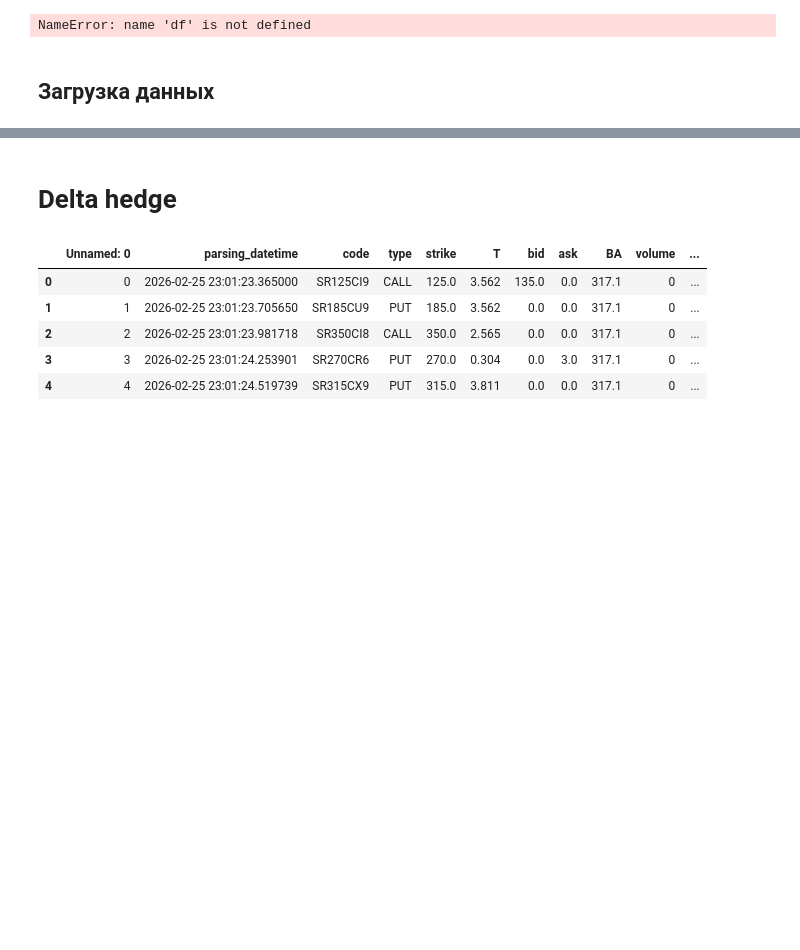
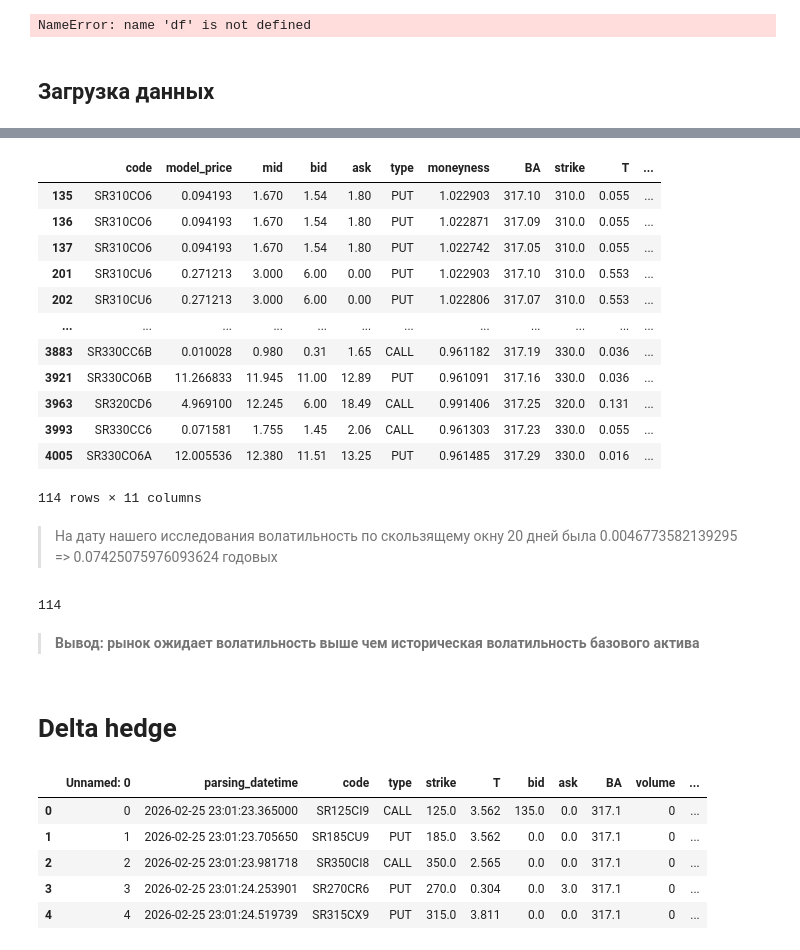
Before and after one commit to Vlad-prog-bit/msu_profinanse, a Jupyter notebook: Options.ipynb, the cells around one changed output, grey strips where cells are left out. Saved outputs shown, nothing was run; the diff lists cells and outputs as text; code cells hidden in the pictures; blank space fills up the shorter version.

```diff
--- a/Options.ipynb
+++ b/Options.ipynb
@@ -276,3 +452,28 @@ print(1)
+# %%
+near_ATM_df = near_ATM_df[~near_ATM_df['implied_volatility'].isna()]
+near_ATM_df
+# %% [output]
+|  | code | model_price | mid | bid | ask | type | moneyness | BA | strike | T | ... |
+| 135 | SR310CO6 | 0.094193 | 1.670 | 1.54 | 1.80 | PUT | 1.022903 | 317.10 | 310.0 | 0.055 | ... |
+| 136 | SR310CO6 | 0.094193 | 1.670 | 1.54 | 1.80 | PUT | 1.022871 | 317.09 | 310.0 | 0.055 | ... |
+| 137 | SR310CO6 | 0.094193 | 1.670 | 1.54 | 1.80 | PUT | 1.022742 | 317.05 | 310.0 | 0.055 | ... |
+| 201 | SR310CU6 | 0.271213 | 3.000 | 6.00 | 0.00 | PUT | 1.022903 | 317.10 | 310.0 | 0.553 | ... |
+| 202 | SR310CU6 | 0.271213 | 3.000 | 6.00 | 0.00 | PUT | 1.022806 | 317.07 | 310.0 | 0.553 | ... |
+| ... | ... | ... | ... | ... | ... | ... | ... | ... | ... | ... | ... |
+| 3883 | SR330CC6B | 0.010028 | 0.980 | 0.31 | 1.65 | CALL | 0.961182 | 317.19 | 330.0 | 0.036 | ... |
+| 3921 | SR330CO6B | 11.266833 | 11.945 | 11.00 | 12.89 | PUT | 0.961091 | 317.16 | 330.0 | 0.036 | ... |
+| 3963 | SR320CD6 | 4.969100 | 12.245 | 6.00 | 18.49 | CALL | 0.991406 | 317.25 | 320.0 | 0.131 | ... |
+| 3993 | SR330CC6 | 0.071581 | 1.755 | 1.45 | 2.06 | CALL | 0.961303 | 317.23 | 330.0 | 0.055 | ... |
+| 4005 | SR330CO6A | 12.005536 | 12.380 | 11.51 | 13.25 | PUT | 0.961485 | 317.29 | 330.0 | 0.016 | ... |
+114 rows × 11 columns
+# %% [markdown]
+> На дату нашего исследования волатильность по скользящему окну 20 дней была 0.0046773582139295 => 0.07425075976093624 годовых
+# %%
+near_ATM_df[near_ATM_df['implied_volatility'] > _volatility].shape[0]
+# %% [output]
+114
+# %% [markdown]
+> **Вывод: рынок ожидает волатильность выше чем историческая волатильность базового актива**
 # %% [markdown]
 # Delta hedge
 # %%
```
Also changed, not shown: parts of 22 cells of this notebook.
